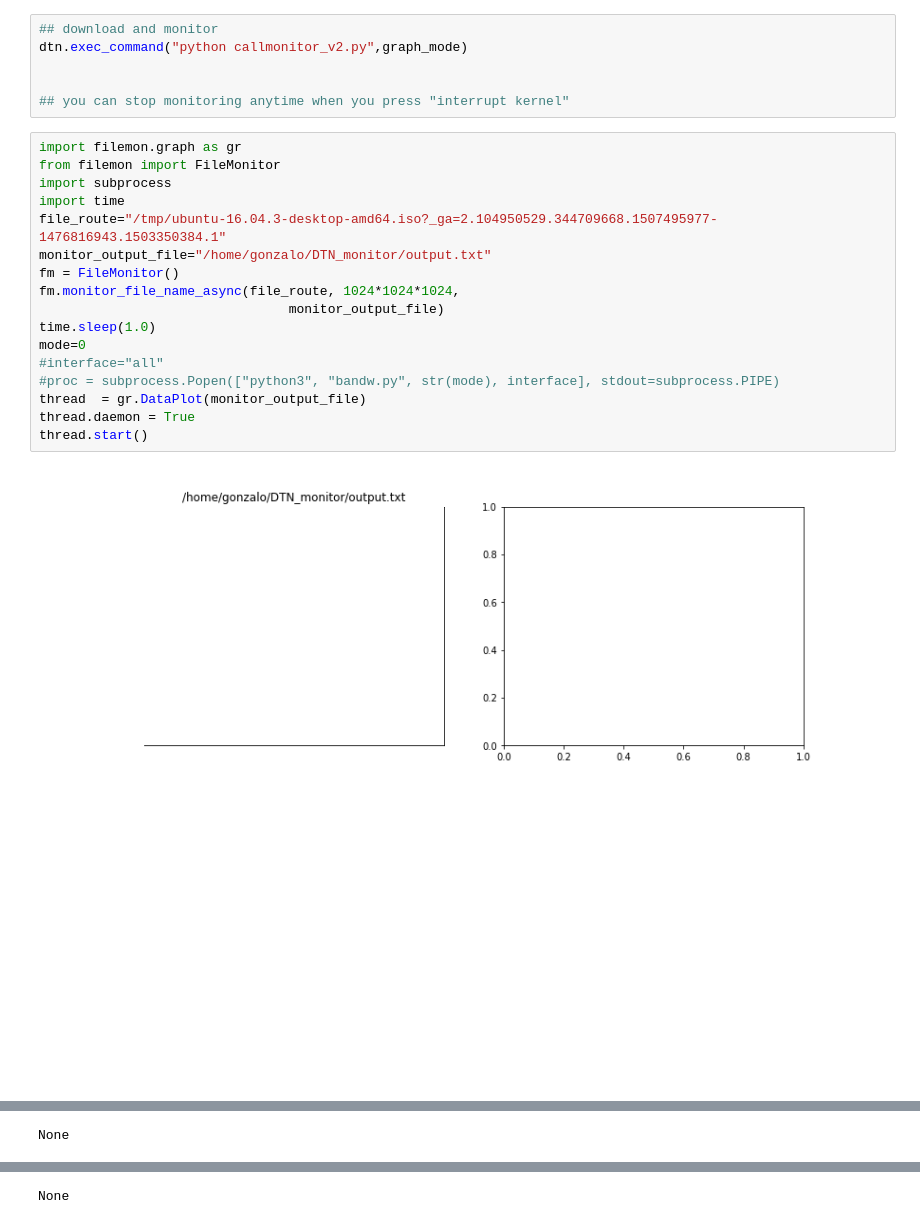
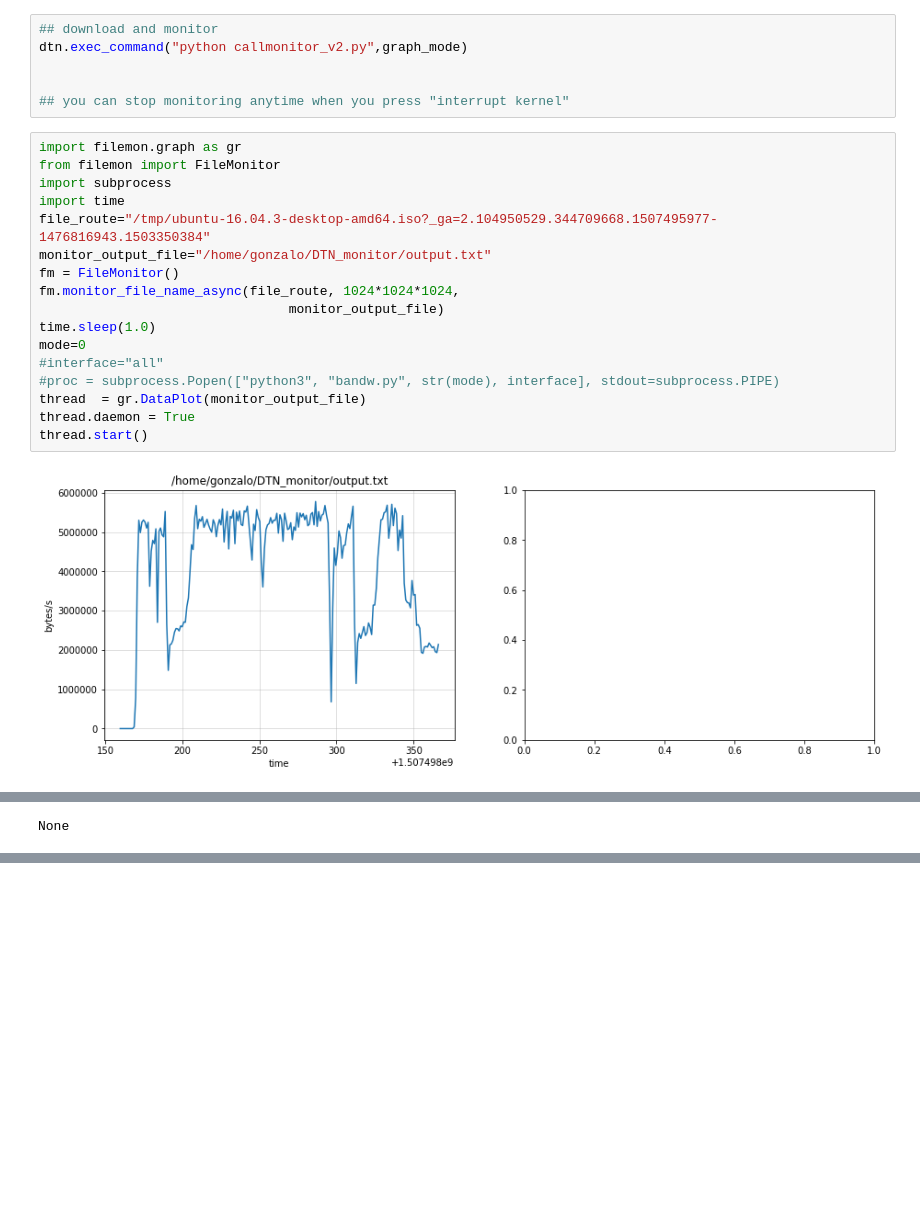
Before and after one commit to gonzalorodrigo/DTN_monitor, a Jupyter notebook: DTN_monitor.ipynb, the cells around one changed output, grey strips where cells are left out. Cells and saved outputs as stored; diff of their text form; blank space fills up the shorter version.

Commit message:
filemon groph plots throughput.

```diff
--- a/DTN_monitor.ipynb
+++ b/DTN_monitor.ipynb
@@ -98,20 +98,19 @@ dtn.exec_command("python callmonitor_v2.py",graph_mode)
 # %%
 import filemon.graph as gr
 from filemon import FileMonitor
 import subprocess
 import time
-file_route="/tmp/ubuntu-16.04.3-desktop-amd64.iso?_ga=2.104950529.344709668.1507495977-1476816943.1503350384.1"
+file_route="/tmp/ubuntu-16.04.3-desktop-amd64.iso?_ga=2.104950529.344709668.1507495977-1476816943.1503350384"
 monitor_output_file="/home/gonzalo/DTN_monitor/output.txt"
 fm = FileMonitor()
 fm.monitor_file_name_async(file_route, 1024*1024*1024,
                                 monitor_output_file)
 time.sleep(1.0)
 mode=0
 #interface="all"
 #proc = subprocess.Popen(["python3", "bandw.py", str(mode), interface], stdout=subprocess.PIPE)
 thread  = gr.DataPlot(monitor_output_file)
 thread.daemon = True
 thread.start()
 # %% [output]
-[figure, old version]
+[figure, new version]
-[figure, removed]
@@ -121,3 +118,2 @@ None
-None
 # %%
 print("HI!")
```
Also changed, not shown: parts of 2 cells of this notebook, 1 other file.
